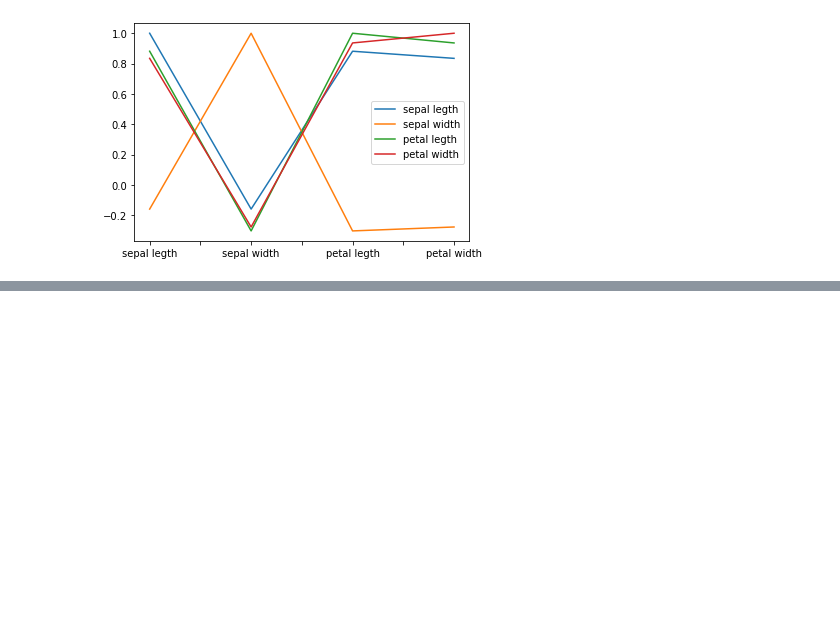
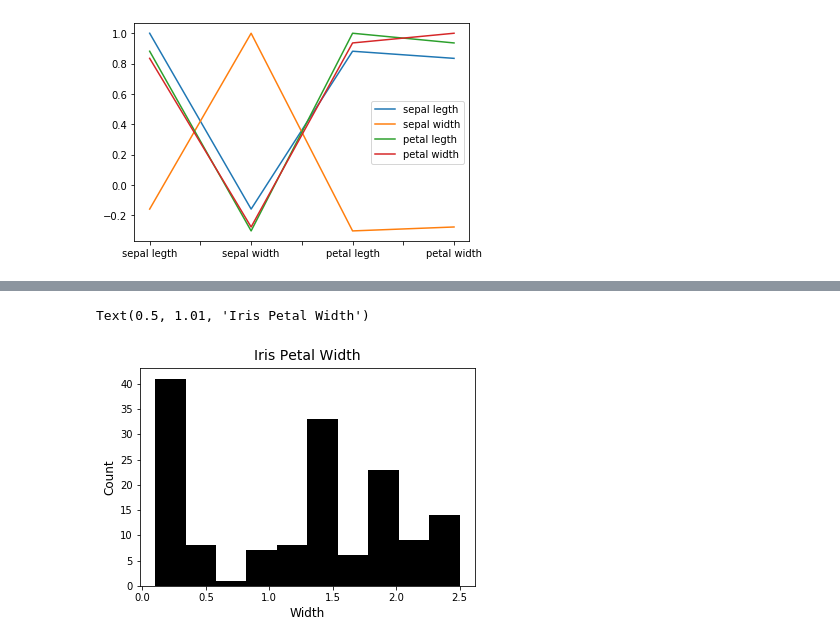
Before and after one commit to wilsonazer/iris, a Jupyter notebook: Analyse in Iris data set.ipynb, the cells around one changed output, grey strips where cells are left out. Saved outputs shown, nothing was run; the diff lists cells and outputs as text; code cells hidden in the pictures; blank space fills up the shorter version.

```diff
--- a/Analyse in Iris data set.ipynb
+++ b/Analyse in Iris data set.ipynb
@@ -192,0 +173,9 @@ SyntaxError: invalid syntax (<ipython-input-89-bc38b9dc7b9f>, line 4)
+# %%
+fig, ax = plt.subplots(figsize=(6,4))
+ax.hist(df['petal width'], color='black');
+ax.set_ylabel('Count', fontsize=12)
+ax.set_xlabel('Width', fontsize=12)
+plt.title('Iris Petal Width', fontsize=14, y=1.01)
+# %% [output]
+Text(0.5, 1.01, 'Iris Petal Width')
+[figure, added]
```
Also changed, not shown: parts of 11 cells of this notebook.
